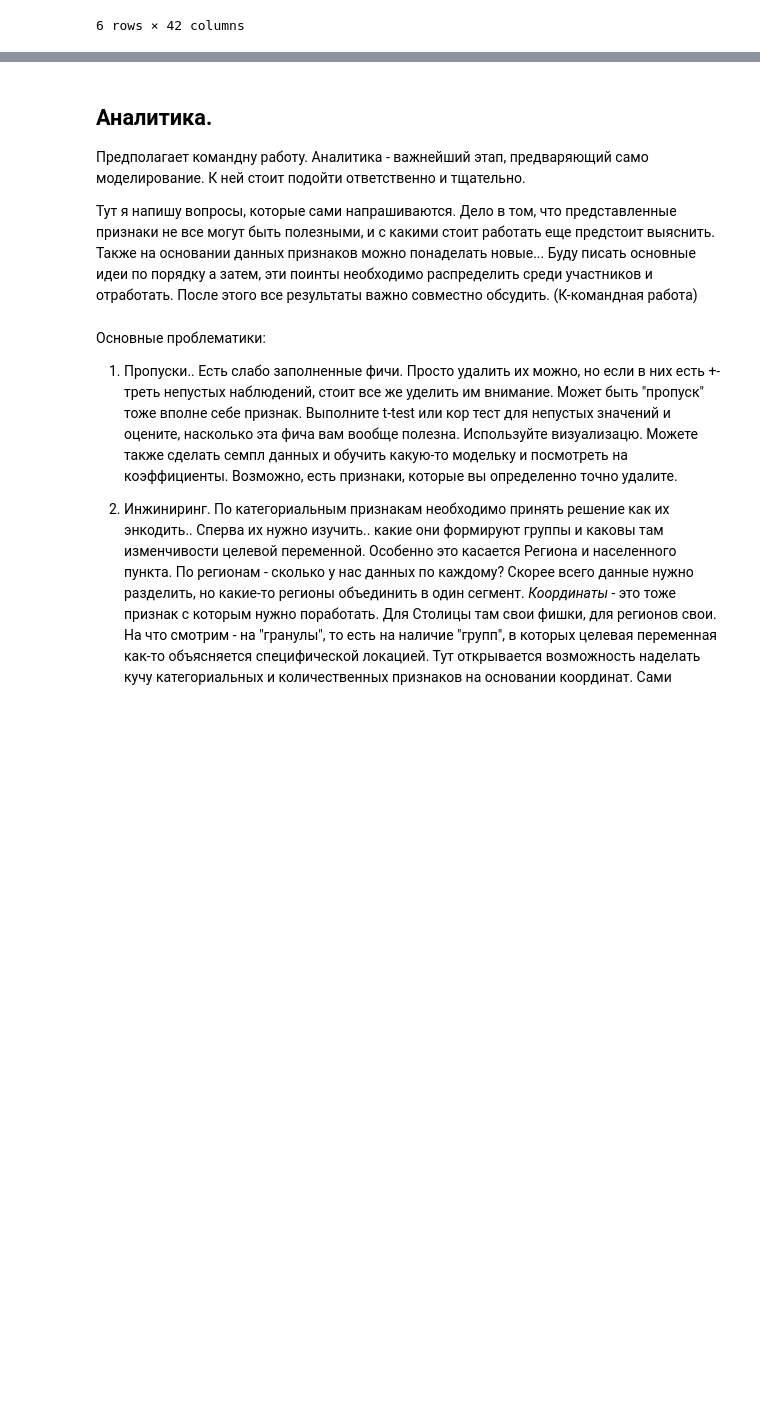
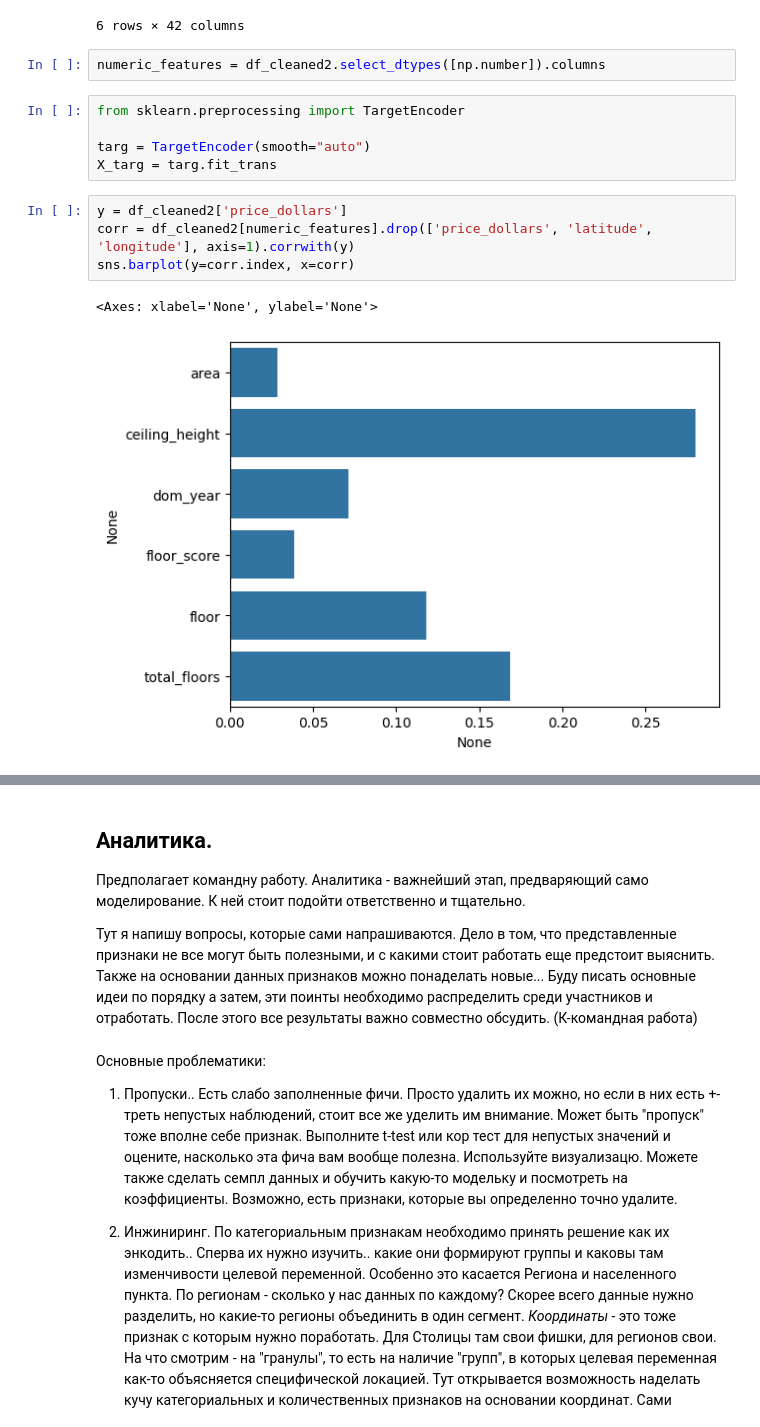
Before and after one commit to awesic/House_KG_Parsing, a Jupyter notebook: house_kg_project.ipynb, the cells around one changed output, grey strips where cells are left out. Cells and saved outputs as stored; diff of their text form; blank space fills up the shorter version.

```diff
--- a/house_kg_project.ipynb
+++ b/house_kg_project.ipynb
@@ -514,3 +560,17 @@ df[df.rooms == 0]
 | 2640 | свободная планировка кв., 45.5 м2 | Бишкек, АЮ Grand, Исакеева 2 | 42.8593 | 74.6821 | V | https://www.house.kg/user/0953a75... | +996 555 00-23-44 | 62990.0 | ... |
 | 3109 | свободная планировка кв., 500 м2 | Бишкек, Советская - Скрябина, Мед... | 42.8526 | 74.6131 | ПроФи | https://www.house.kg/profi | +996 551 70-10-07 | 450000.0 | ... |
 6 rows × 42 columns
+# %%
+numeric_features = df_cleaned2.select_dtypes([np.number]).columns
+# %%
+from sklearn.preprocessing import TargetEncoder
+
+targ = TargetEncoder(smooth="auto")
+X_targ = targ.fit_trans
+# %%
+y = df_cleaned2['price_dollars']
+corr = df_cleaned2[numeric_features].drop(['price_dollars', 'latitude',	'longitude'], axis=1).corrwith(y)
+sns.barplot(y=corr.index, x=corr)
+# %% [output]
+<Axes: xlabel='None', ylabel='None'>
+[figure, added]
```
Also changed, not shown: parts of 17 cells of this notebook.
